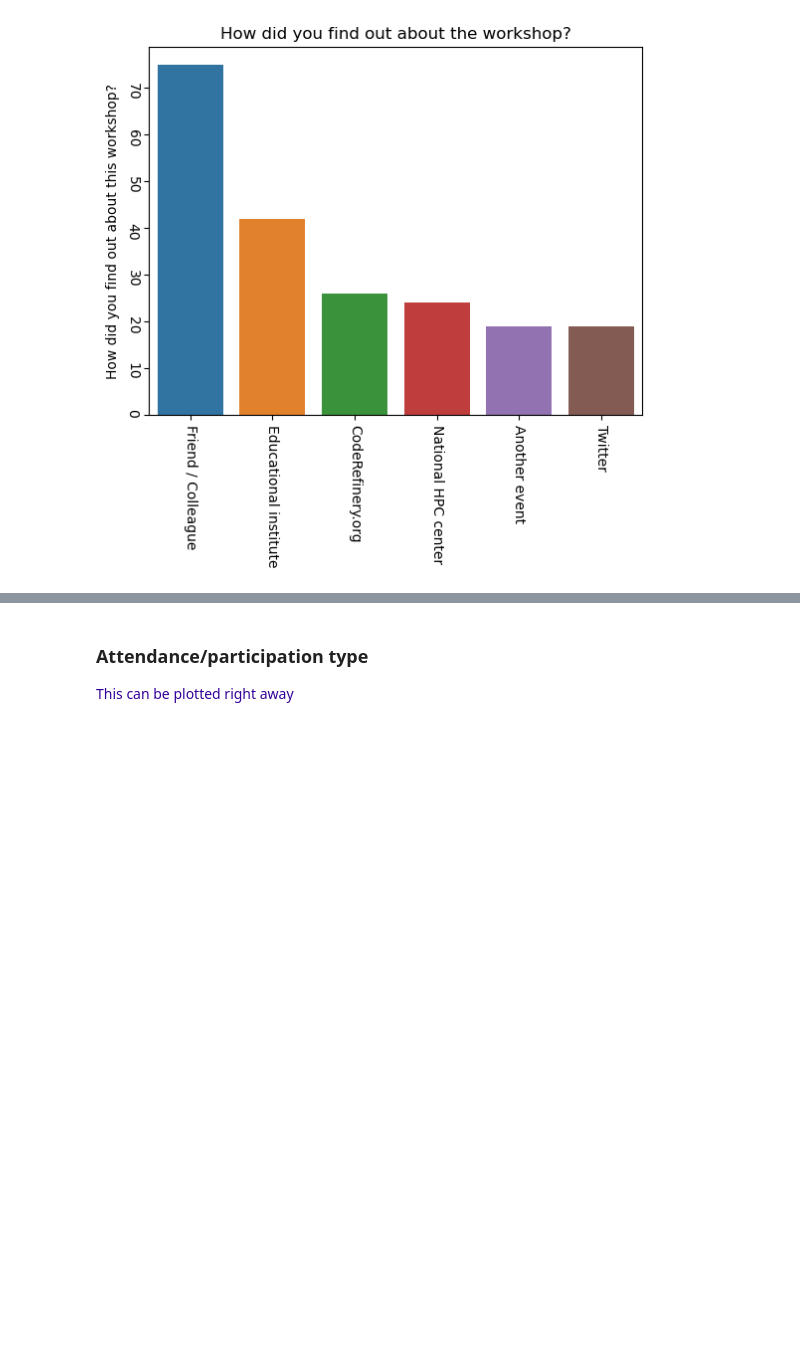
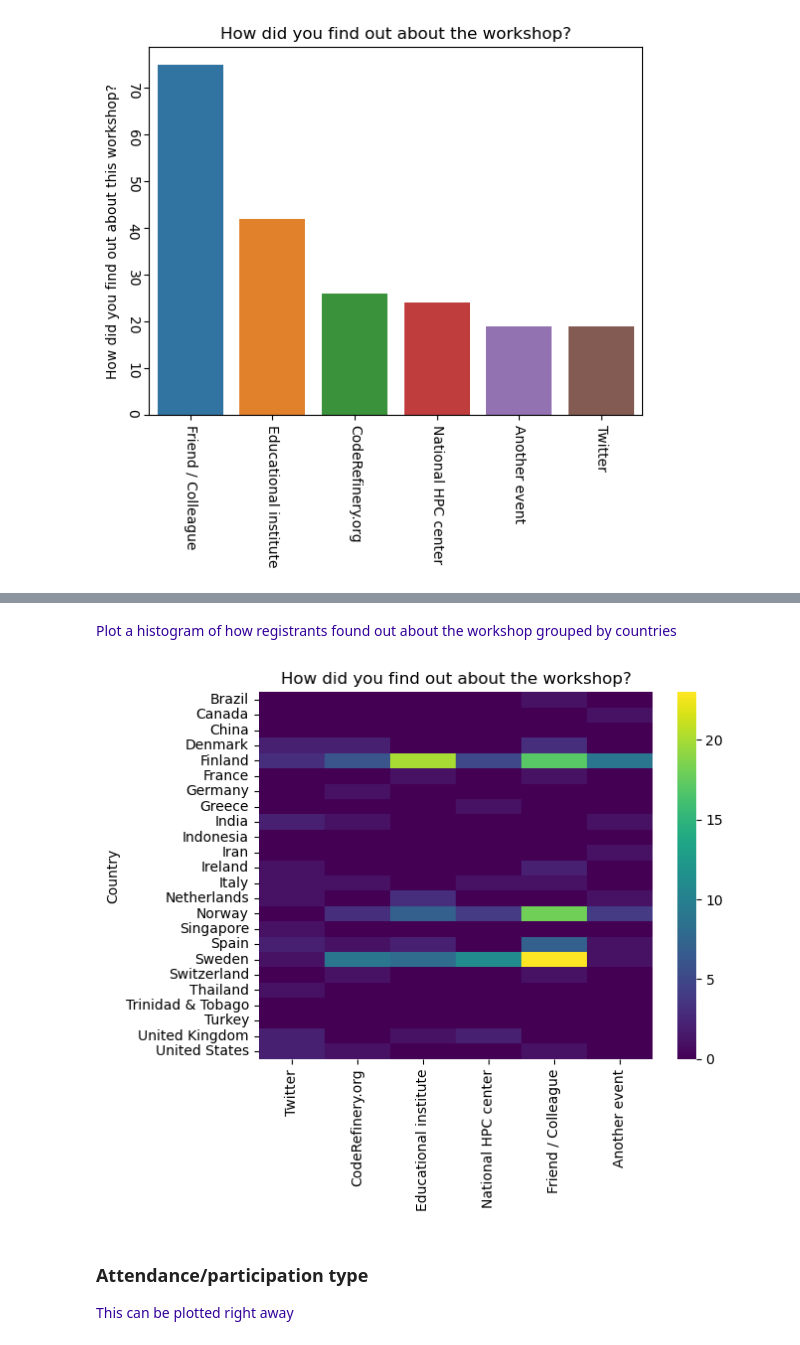
Before and after one commit to coderefinery/workshop-stats, a Jupyter notebook: Registration_stats.ipynb, the cells around one changed output, grey strips where cells are left out. Drawn from its saved outputs; the diff is of its cells as text; code cells hidden in the pictures; blank space fills up the shorter version.

```diff
--- a/Registration_stats.ipynb
+++ b/Registration_stats.ipynb
@@ -252,0 +290,2 @@ plt.savefig("./plots/Registration_FindOut.png")
+# %%
+crossref1.fillna(False, inplace=True)
@@ -252,0 +331,7 @@ plt.savefig("./plots/Registration_FindOut.png")
+# %%
+for index in crossref1.index:
+#    print(index)
+    for info in infoSources_list:
+#        print(index)
+#        print(info)
+        crossref1[info] = crossref1["How did you find out about this workshop?"].str.contains(info).fillna(False).astype(int)
@@ -252,0 +340,2 @@ plt.savefig("./plots/Registration_FindOut.png")
+# %%
+crossref1.drop("How did you find out about this workshop?",axis=1,inplace=True)
@@ -252,0 +363,2 @@ plt.savefig("./plots/Registration_FindOut.png")
+# %%
+info_by_Countries = crossref1.groupby("Country").sum()
@@ -253,3 +388,11 @@ plt.savefig("./plots/Registration_FindOut.png")
+# %% [markdown]
+<font color=#330099>Plot a histogram of how registrants found out about the workshop grouped by countries</font>
+# %%
+ax = sns.heatmap(info_by_Countries,cmap='viridis')
+ax.set(title="How did you find out about the workshop?")
+plt.savefig("./plots/Registration_FindOut_Countries.png")
+# %% [output]
+[figure, added]
 # %% [markdown]
 ### Attendance/participation type
 
```
Also changed, not shown: parts of 38 cells of this notebook.
